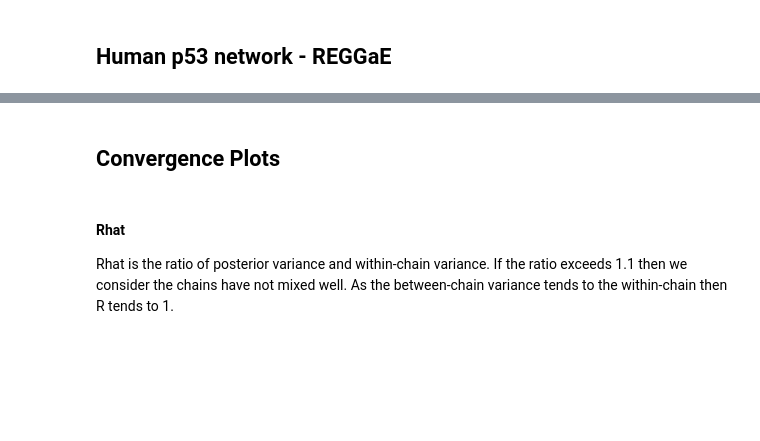
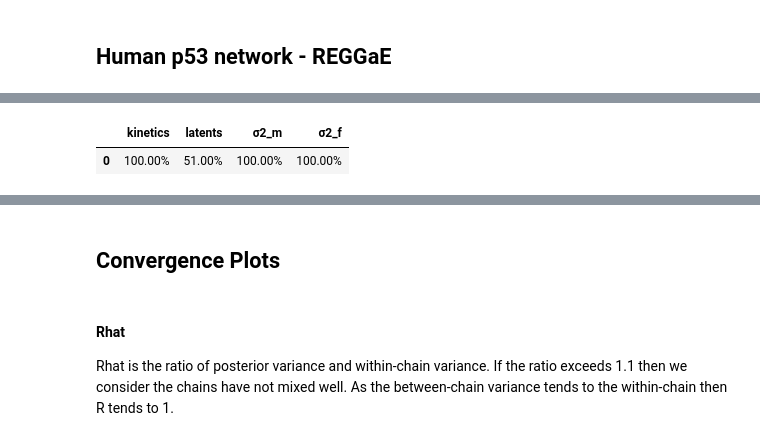
Before and after one commit to JCobbles/trangp, a Jupyter notebook: GRN Inference - Human p53.ipynb, the cells around one changed output, grey strips where cells are left out. Cells and saved outputs as stored; diff of their text form; code cells hidden in the pictures; blank space fills up the shorter version.

```diff
--- a/GRN Inference - Human p53.ipynb
+++ b/GRN Inference - Human p53.ipynb
@@ -71,6 +73,6 @@ print(f_observed.shape, m_observed.shape)
 # %%
 opt = Options(preprocessing_variance=False,
-              tf_mrna_present=False,
+              tf_mrna_present=True,
               delays=False,
               weights=False,
               kinetic_exponential=True,
@@ -92,21 +94,24 @@ is_accepted = model.is_accepted
 # %%
 pcs = list()
 for i, param in enumerate(model.state_indices):
     pcs.append(tf.reduce_mean(tf.cast(is_accepted[i], dtype=tf.float32)).numpy())
 
 display(pd.DataFrame([[f'{100*pc:.02f}%' for pc in pcs]], columns=list(model.state_indices)))
 
-plot_opt = plotters.PlotOptions(
+plot_opt = mcmc_plotters.PlotOptions(
     num_plot_genes=10, num_plot_tfs=10,
     gene_names=m_df.index, tf_names=f_df.index,
     true_label='Hafner et al.', for_report=True, ylabel='normalised FPKM',
     kernel_names=model.kernel_selector.names(), num_hpd=200
 )
-plotter = plotters.Plotter(data, plot_opt)
+plotter = mcmc_plotters.Plotter(data, plot_opt)
 
 # Calculate gene samples
 σ2_f = None
 results = model.results()
+# %% [output]
+|  | kinetics | latents | σ2_m | σ2_f |
+| 0 | 100.00% | 51.00% | 100.00% | 100.00% |
 # %%
 m_preds = model.sample_latents(results, 20)
 # %%
```
Also changed, not shown: parts of 3 cells of this notebook, 4 other files.
